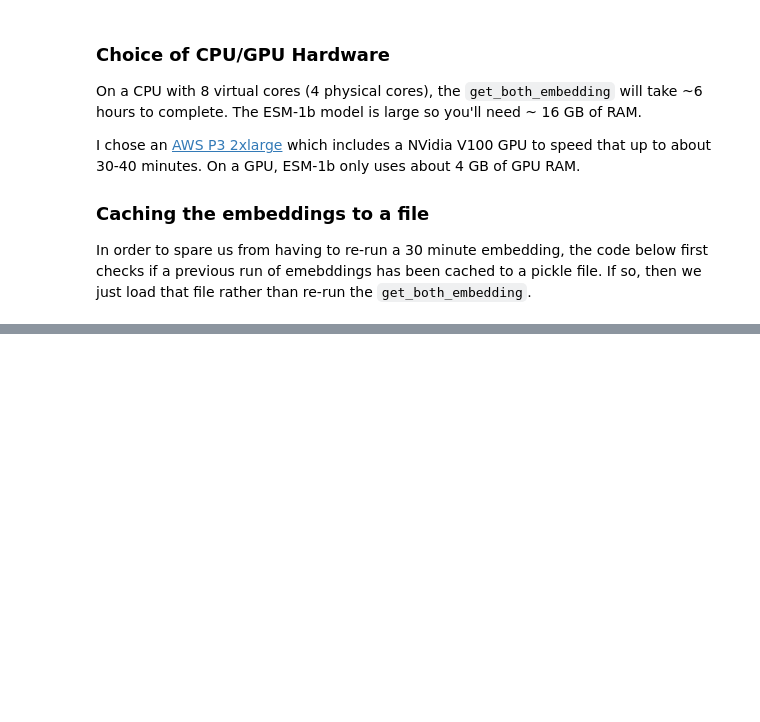
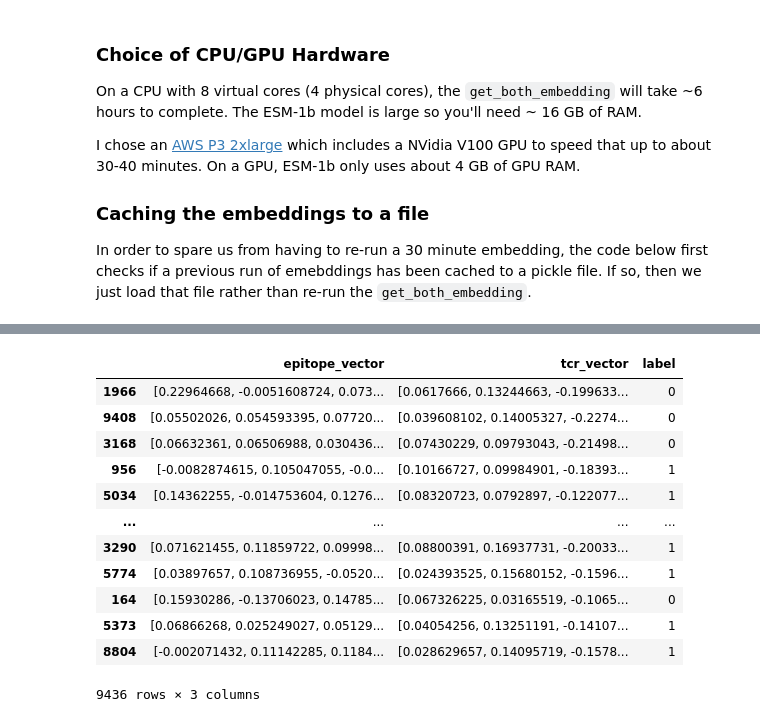
Before and after one commit to tonyreina/tdc-tcr-epitope-antibody-binding, a Jupyter notebook: notebooks/tdc-tcr-epitope-binding-affinity-model.ipynb, the cells around one changed output, grey strips where cells are left out. Saved outputs shown, nothing was run; the diff lists cells and outputs as text; code cells hidden in the pictures; blank space fills up the shorter version.

```diff
--- a/notebooks/tdc-tcr-epitope-binding-affinity-model.ipynb
+++ b/notebooks/tdc-tcr-epitope-binding-affinity-model.ipynb
@@ -117,7 +117,9 @@ I like using [bio-embeddings](https://github.com/sacdallago/bio_embeddings) as m
 # %%
 from bio_embeddings.embed import ESM1bEmbedder
 # %%
-embedder = ESM1bEmbedder()  # ESM/ESM1b (https://www.biorxiv.org/content/10.1101/622803v4)
+embedder = (
+    ESM1bEmbedder()
+)  # ESM/ESM1b (https://www.biorxiv.org/content/10.1101/622803v4)
 # %%
 # Sequence from: https://www.uniprot.org/uniprot/P58426
 sequence = "DDCGKLFSGCDTNADCCEGYVCRLWCKLDW"
@@ -206,7 +212,9 @@ else:
 # %%
 if not os.path.exists("test_data.pkl"):
     test_data[["epitope_vector", "tcr_vector"]] = test_data.progress_apply(
-        lambda x: get_both_embedding(x["epitope_aa"], x["tcr_full"], embedder), axis="columns", result_type="expand"
+        lambda x: get_both_embedding(x["epitope_aa"], x["tcr_full"], embedder),
+        axis="columns",
+        result_type="expand",
     )
     test_data.to_pickle("test_data.pkl")
 else:
@@ -213,0 +246,16 @@ else:
+# %%
+test_data[["epitope_vector", "tcr_vector", "label"]]
+# %% [output]
+|  | epitope_vector | tcr_vector | label |
+| 1966 | [0.22964668, -0.0051608724, 0.073... | [0.0617666, 0.13244663, -0.199633... | 0 |
+| 9408 | [0.05502026, 0.054593395, 0.07720... | [0.039608102, 0.14005327, -0.2274... | 0 |
+| 3168 | [0.06632361, 0.06506988, 0.030436... | [0.07430229, 0.09793043, -0.21498... | 0 |
+| 956 | [-0.0082874615, 0.105047055, -0.0... | [0.10166727, 0.09984901, -0.18393... | 1 |
+| 5034 | [0.14362255, -0.014753604, 0.1276... | [0.08320723, 0.0792897, -0.122077... | 1 |
+| ... | ... | ... | ... |
+| 3290 | [0.071621455, 0.11859722, 0.09998... | [0.08800391, 0.16937731, -0.20033... | 1 |
+| 5774 | [0.03897657, 0.108736955, -0.0520... | [0.024393525, 0.15680152, -0.1596... | 1 |
+| 164 | [0.15930286, -0.13706023, 0.14785... | [0.067326225, 0.03165519, -0.1065... | 0 |
+| 5373 | [0.06866268, 0.025249027, 0.05129... | [0.04054256, 0.13251191, -0.14107... | 1 |
+| 8804 | [-0.002071432, 0.11142285, 0.1184... | [0.028629657, 0.14095719, -0.1578... | 1 |
+9436 rows × 3 columns
```
Also changed, not shown: parts of 22 cells of this notebook, 2 other files.
